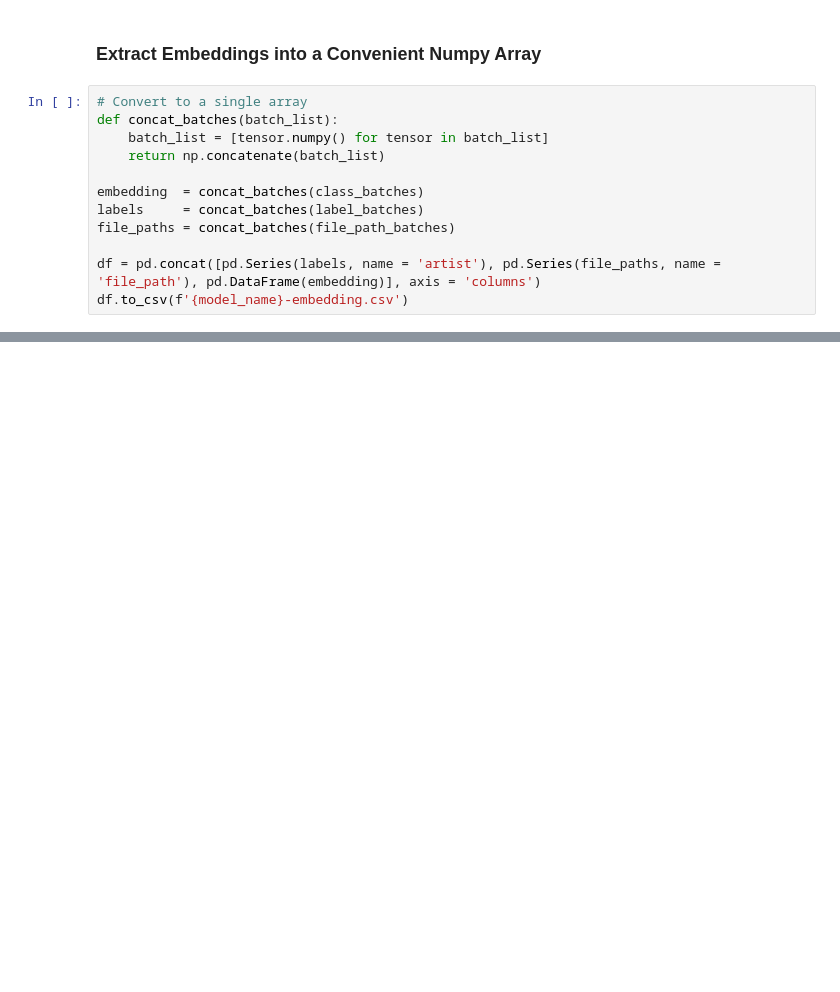
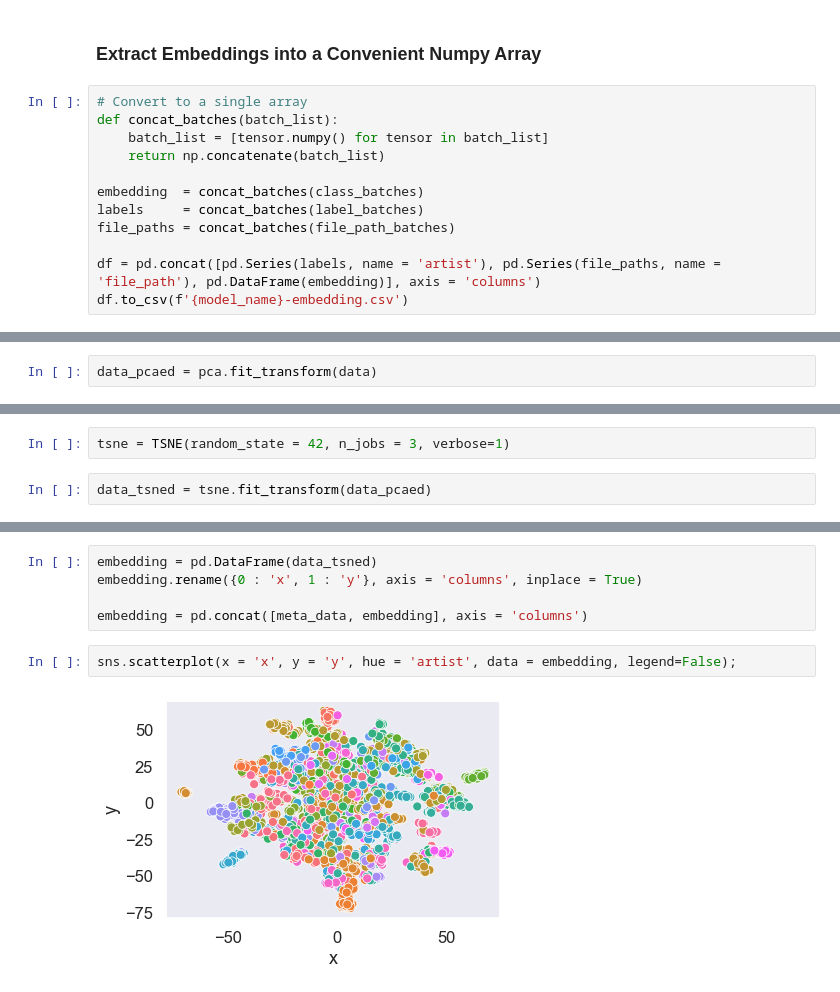
Before and after one commit to rcharan/art-dream, a Jupyter notebook: dataset/t-sne.ipynb, the cells around one changed output, grey strips where cells are left out. Saved outputs shown, nothing was run; the diff lists cells and outputs as text; blank space fills up the shorter version.

Commit message:
perform t-sne embedding

```diff
--- a/dataset/t-sne.ipynb
+++ b/dataset/t-sne.ipynb
@@ -120,0 +163,2 @@ df.to_csv(f'{model_name}-embedding.csv')
+# %%
+data_pcaed = pca.fit_transform(data)
@@ -120,0 +181,4 @@ df.to_csv(f'{model_name}-embedding.csv')
+# %%
+tsne = TSNE(random_state = 42, n_jobs = 3, verbose=1)
+# %%
+data_tsned = tsne.fit_transform(data_pcaed)
@@ -120,0 +195,9 @@ df.to_csv(f'{model_name}-embedding.csv')
+# %%
+embedding = pd.DataFrame(data_tsned)
+embedding.rename({0 : 'x', 1 : 'y'}, axis = 'columns', inplace = True)
+
+embedding = pd.concat([meta_data, embedding], axis = 'columns')
+# %%
+sns.scatterplot(x = 'x', y = 'y', hue = 'artist', data = embedding, legend=False);
+# %% [output]
+[figure, added]
```
Also changed, not shown: parts of 10 cells of this notebook.
